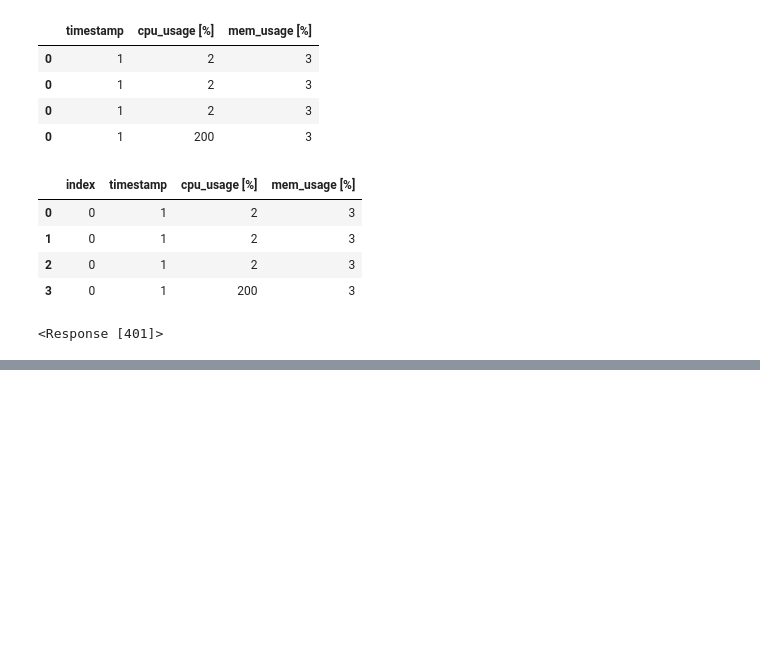
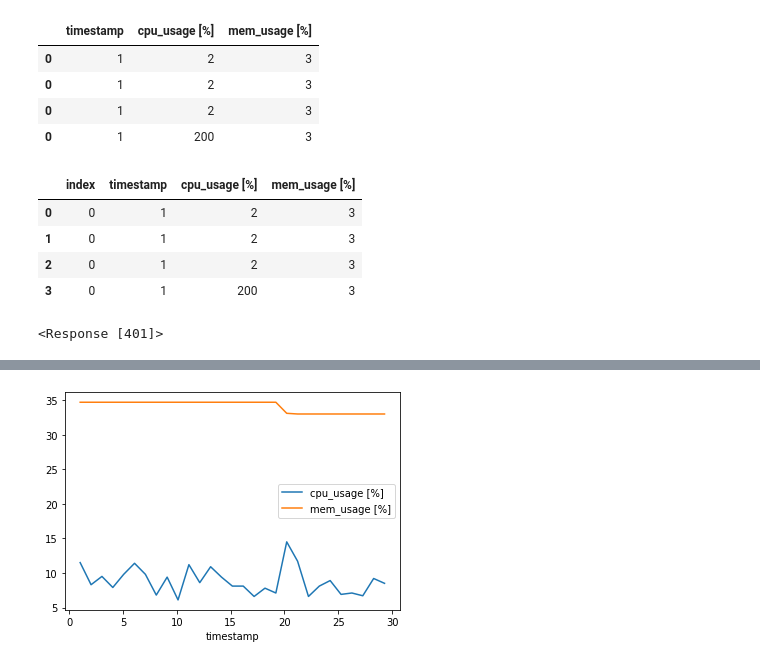
Before and after one commit to cyberorzech/k8s-nodeport-mtd, a Jupyter notebook: notebook.ipynb, the cells around one changed output, grey strips where cells are left out. Cells and saved outputs as stored; diff of their text form; code cells hidden in the pictures; blank space fills up the shorter version.

```diff
--- a/notebook.ipynb
+++ b/notebook.ipynb
@@ -119,0 +195,8 @@ res
+# %%
+# teraz jeszcze manualnie reszte csv
+name = "cpu_only_user_activity"
+x = pd.read_csv(f"results/{name}.csv").drop(columns="Unnamed: 0")
+x.plot(x = "timestamp").legend(loc='best')
+plt.savefig(f"results/charts/{name}.png")
+# %% [output]
+[figure, added]
```
Also changed, not shown: parts of 15 cells of this notebook, 28 other files.
